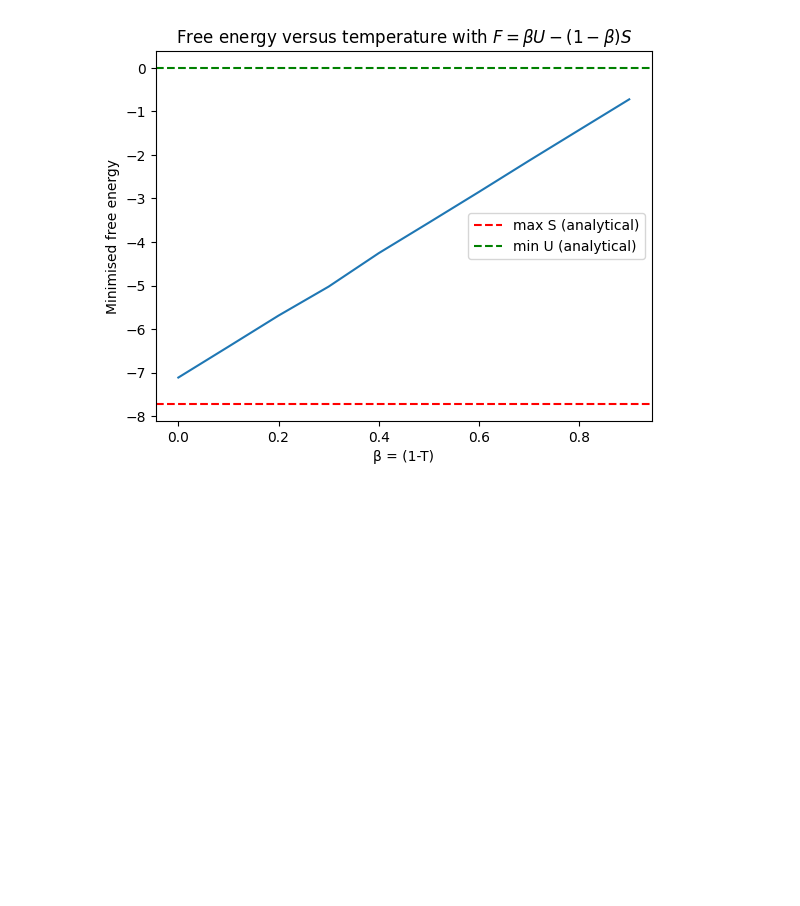
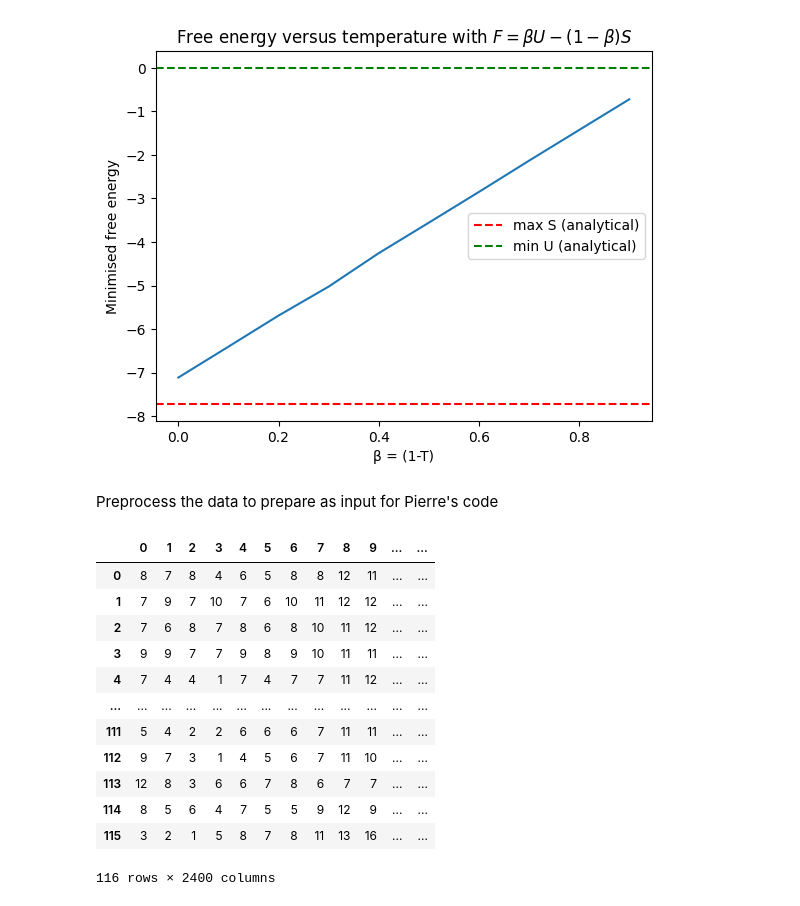
Before and after one commit to cyrilrommens/Free_energy_of_simplicial_complexes, a Jupyter notebook: Week_18.ipynb, the cells around one changed output. Saved outputs shown, nothing was run; the diff lists cells and outputs as text; code cells hidden in the pictures; blank space fills up the shorter version.

```diff
--- a/Week_18.ipynb
+++ b/Week_18.ipynb
@@ -104,3 +112,5 @@ plt.legend()
 plt.show()
 # %% [output]
 [figure]
+# %% [markdown]
+Preprocess the data to prepare as input for Pierre's code
@@ -106,0 +134,16 @@ plt.show()
+# %%
+discretized_time_series
+# %% [output]
+|  | 0 | 1 | 2 | 3 | 4 | 5 | 6 | 7 | 8 | 9 | ... | ... |
+| 0 | 8 | 7 | 8 | 4 | 6 | 5 | 8 | 8 | 12 | 11 | ... | ... |
+| 1 | 7 | 9 | 7 | 10 | 7 | 6 | 10 | 11 | 12 | 12 | ... | ... |
+| 2 | 7 | 6 | 8 | 7 | 8 | 6 | 8 | 10 | 11 | 12 | ... | ... |
+| 3 | 9 | 9 | 7 | 7 | 9 | 8 | 9 | 10 | 11 | 11 | ... | ... |
+| 4 | 7 | 4 | 4 | 1 | 7 | 4 | 7 | 7 | 11 | 12 | ... | ... |
+| ... | ... | ... | ... | ... | ... | ... | ... | ... | ... | ... | ... | ... |
+| 111 | 5 | 4 | 2 | 2 | 6 | 6 | 6 | 7 | 11 | 11 | ... | ... |
+| 112 | 9 | 7 | 3 | 1 | 4 | 5 | 6 | 7 | 11 | 10 | ... | ... |
+| 113 | 12 | 8 | 3 | 6 | 6 | 7 | 8 | 6 | 7 | 7 | ... | ... |
+| 114 | 8 | 5 | 6 | 4 | 7 | 5 | 5 | 9 | 12 | 9 | ... | ... |
+| 115 | 3 | 2 | 1 | 5 | 8 | 7 | 8 | 11 | 13 | 16 | ... | ... |
+116 rows × 2400 columns
```
Also changed, not shown: parts of 8 cells of this notebook, 1 other file.
